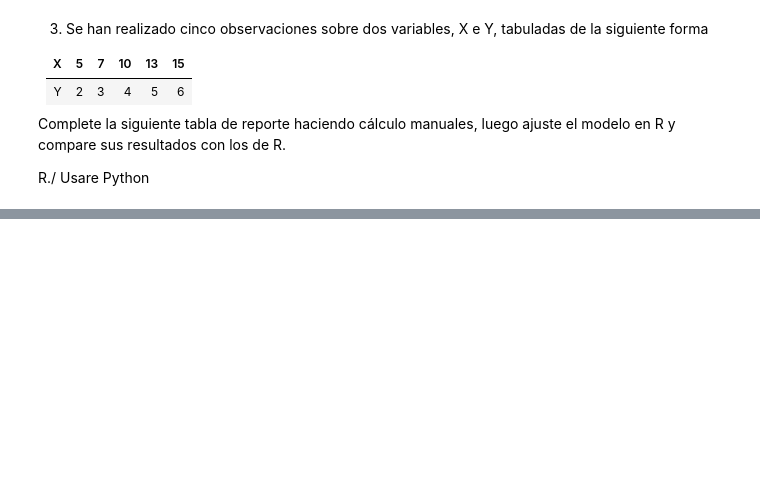
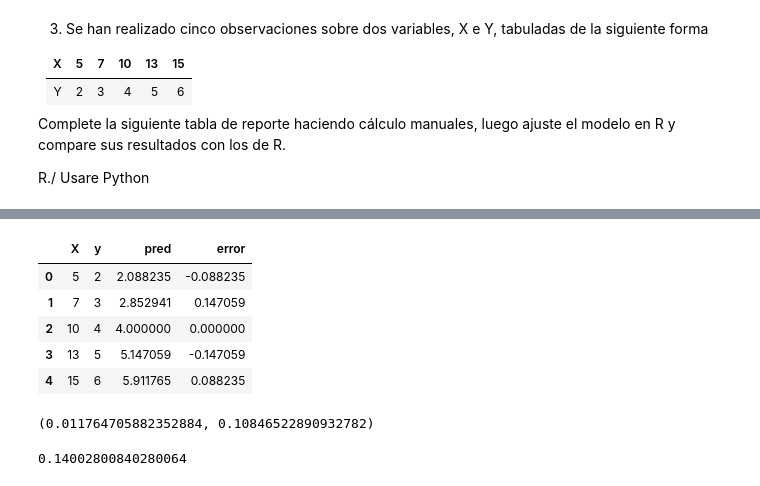
Before and after one commit to oecorrechag/regression, a Jupyter notebook: notebooks/01_seccion/1.1 Introduccion/1.1.4 Activities2.ipynb, the cells around one changed output, grey strips where cells are left out. Drawn from its saved outputs; the diff is of its cells as text; code cells hidden in the pictures; blank space fills up the shorter version.

```diff
--- a/notebooks/01_seccion/1.1 Introduccion/1.1.4 Activities2.ipynb
+++ b/notebooks/01_seccion/1.1 Introduccion/1.1.4 Activities2.ipynb
@@ -3,3 +6,14 @@
+# %%
+import pandas as pd
+import numpy as np
+import matplotlib.pyplot as plt
+from sklearn.linear_model import LinearRegression
+from sklearn.metrics import mean_squared_error
+
+pd.set_option('display.max_columns', None)
+pd.set_option('display.max_rows', None)
+import warnings
+warnings.filterwarnings("ignore")
 # %% [markdown]
 1. Decidir si cada una de las siguientes afirmaciones es verdadera o falsa.
 
@@ -49,0 +117,24 @@ R./ Usare Python
+# %%
+y_pred = modelo.predict(x)
+
+df_results = pd.DataFrame({'X': x.flatten(), 'y': y.flatten(), 'pred': y_pred.flatten()})
+df_results['error'] = df_results['y'] - df_results['pred']
+
+df_results
+# %% [output]
+|  | X | y | pred | error |
+| 0 | 5 | 2 | 2.088235 | -0.088235 |
+| 1 | 7 | 3 | 2.852941 | 0.147059 |
+| 2 | 10 | 4 | 4.000000 | 0.000000 |
+| 3 | 13 | 5 | 5.147059 | -0.147059 |
+| 4 | 15 | 6 | 5.911765 | 0.088235 |
+# %%
+mse = mean_squared_error(y, y_pred)
+rse = np.sqrt(mse)
+mse, rse
+# %% [output]
+(0.011764705882352884, 0.10846522890932782)
+# %%
+error_estandar
+# %% [output]
+0.14002800840280064
```
Also changed, not shown: parts of 8 cells of this notebook.
